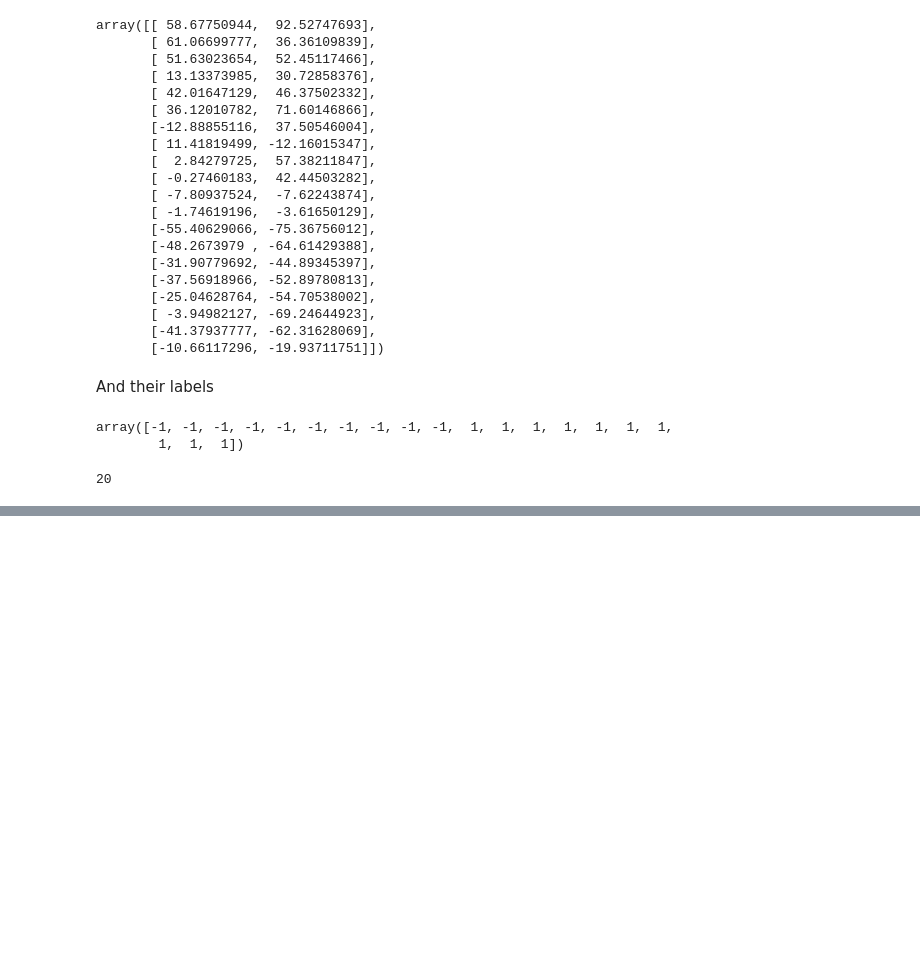
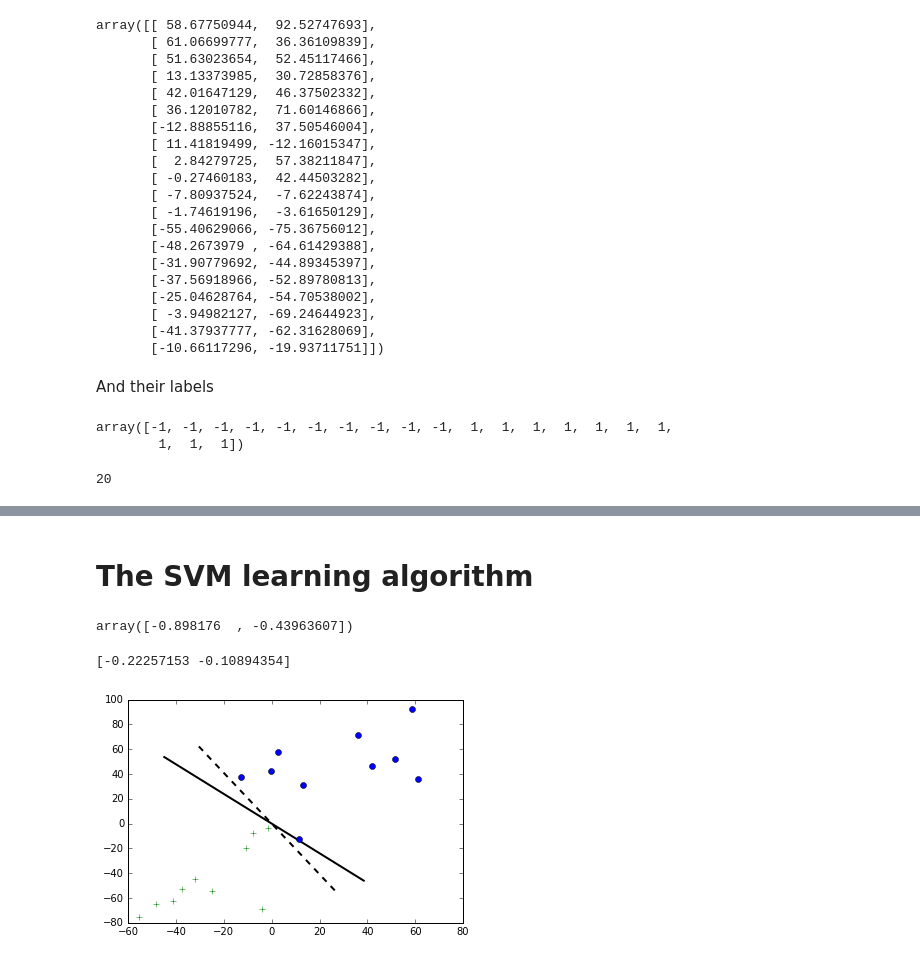
Before and after one commit to tamir650/keshet17, a Jupyter notebook: class07/class7.ipynb, the cells around one changed output, grey strips where cells are left out. Saved outputs shown, nothing was run; the diff lists cells and outputs as text; code cells hidden in the pictures; blank space fills up the shorter version.

```diff
--- a/class07/class7.ipynb
+++ b/class07/class7.ipynb
@@ -244,0 +120,17 @@ plot_seperating_hyperlane(w)
+# %% [markdown]
+# The SVM learning algorithm
+# %%
+from sklearn import svm
+
+classifier = svm.SVC(kernel='linear')
+classifier.fit(x,y)
+
+w = classifier.coef_[0]
+w / np.linalg.norm(w)
+# %% [output]
+array([-0.898176  , -0.43963607])
+# %%
+plot_seperating_hyperlane(w)
+# %% [output]
+[-0.22257153 -0.10894354]
+[figure, added]
```
Also changed, not shown: parts of 34 cells of this notebook.
